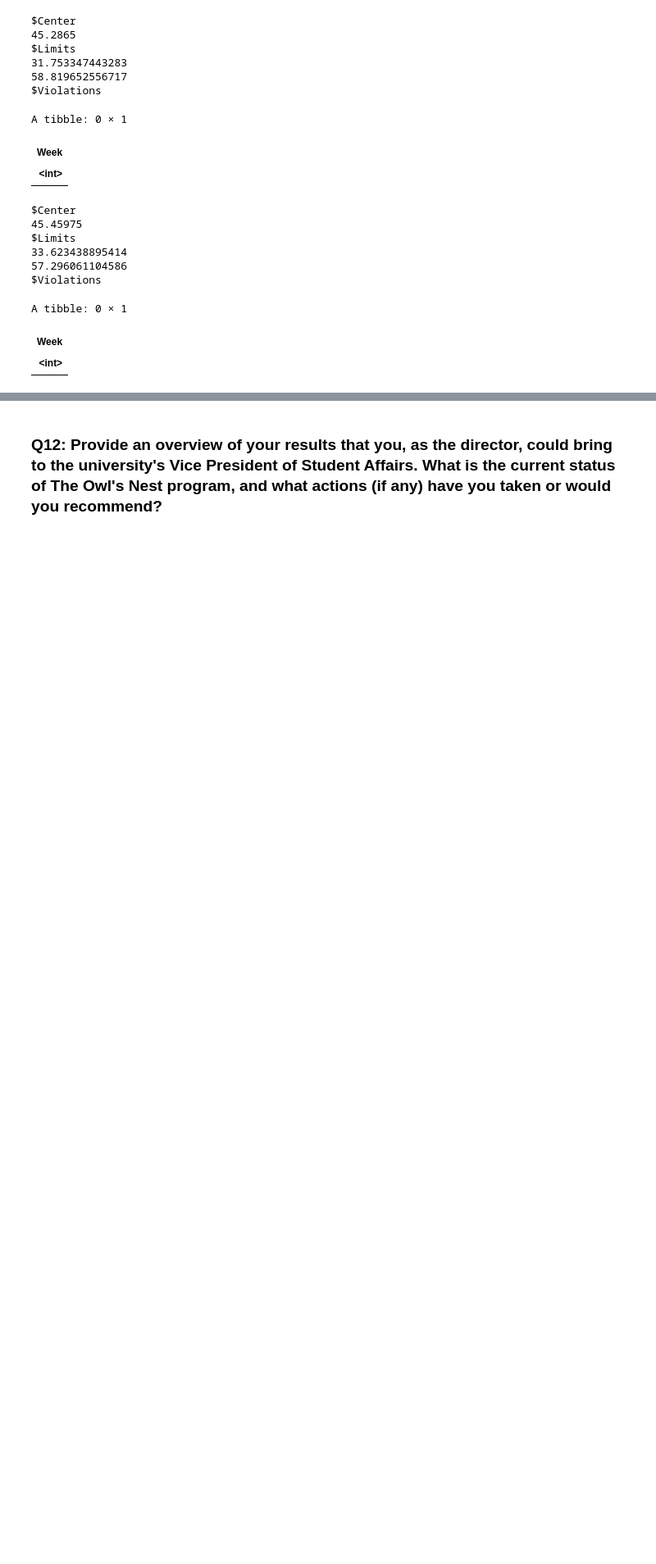
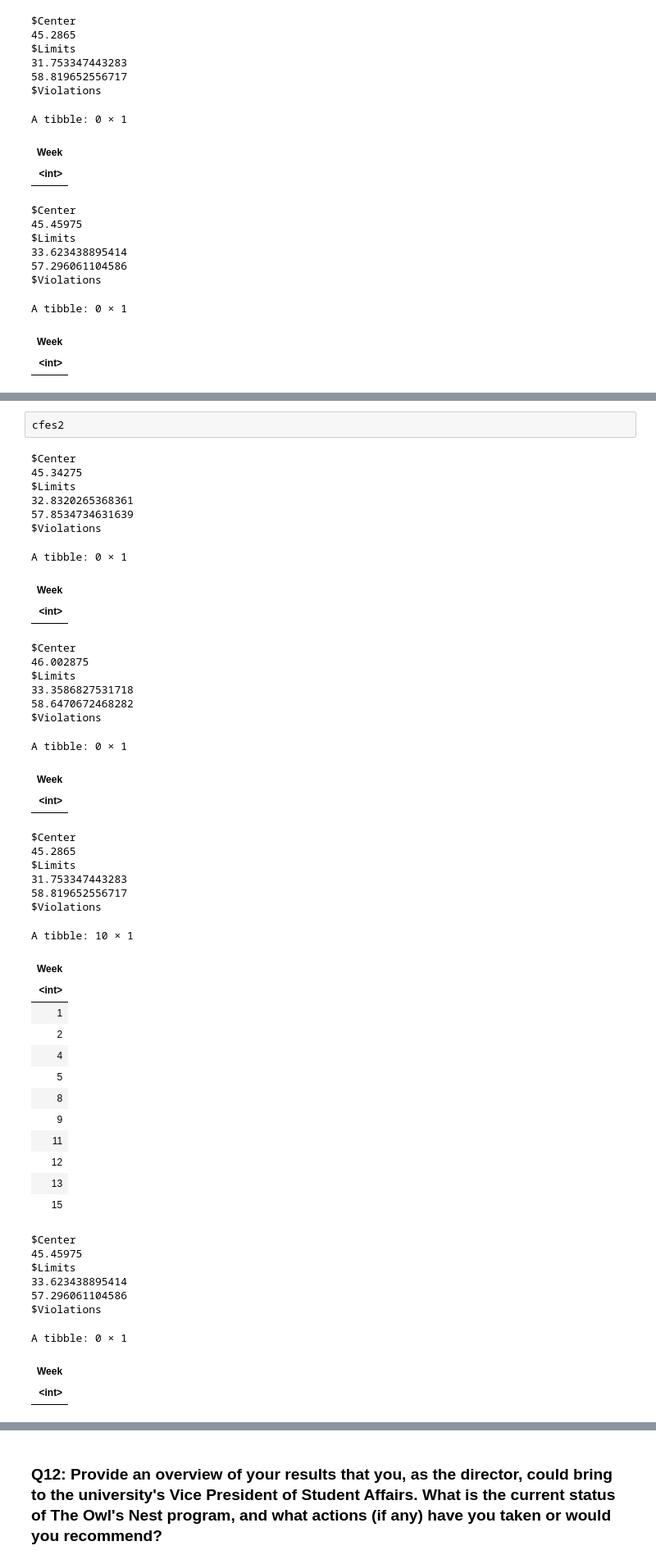
Before and after one commit to garrettspringsted/STAT-7110-Quality-Control, a Jupyter notebook: Assignments/HW4/STAT-7110-HW4.ipynb, the cells around one changed output, grey strips where cells are left out. Shown at 82% size. Drawn from its saved outputs; the diff is of its cells as text; blank space fills up the shorter version.

```diff
--- a/Assignments/HW4/STAT-7110-HW4.ipynb
+++ b/Assignments/HW4/STAT-7110-HW4.ipynb
@@ -394,2 +452,51 @@ A tibble: 0 × 1
+# %%
+cfes2
+# %% [output]
+$Center
+45.34275
+$Limits
+32.8320265368361
+57.8534734631639
+$Violations
+A tibble: 0 × 1
+| Week |
+| <int> |
+$Center
+46.002875
+$Limits
+33.3586827531718
+58.6470672468282
+$Violations
+A tibble: 0 × 1
+| Week |
+| <int> |
+$Center
+45.2865
+$Limits
+31.753347443283
+58.819652556717
+$Violations
+A tibble: 10 × 1
+| Week |
+| <int> |
+| 1 |
+| 2 |
+| 4 |
+| 5 |
+| 8 |
+| 9 |
+| 11 |
+| 12 |
+| 13 |
+| 15 |
+$Center
+45.45975
+$Limits
+33.623438895414
+57.296061104586
+$Violations
+A tibble: 0 × 1
+| Week |
+| <int> |
 # %% [markdown]
 ### Q11: What is a difference between a multivariate process and a multiple stream process? Given what you found in Q4-Q10, which framing do you think is the more defensible choice for this specific scenario, and why?
```
Also changed, not shown: parts of 3 cells of this notebook.
